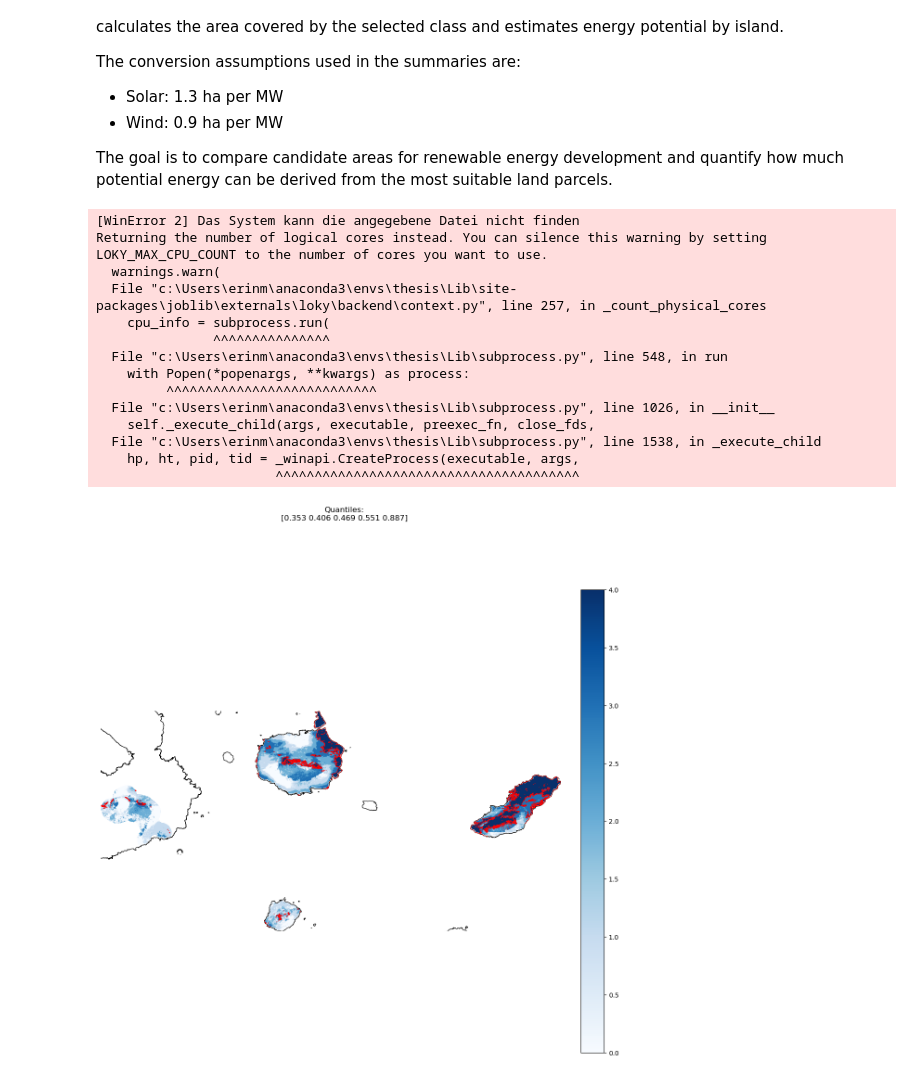
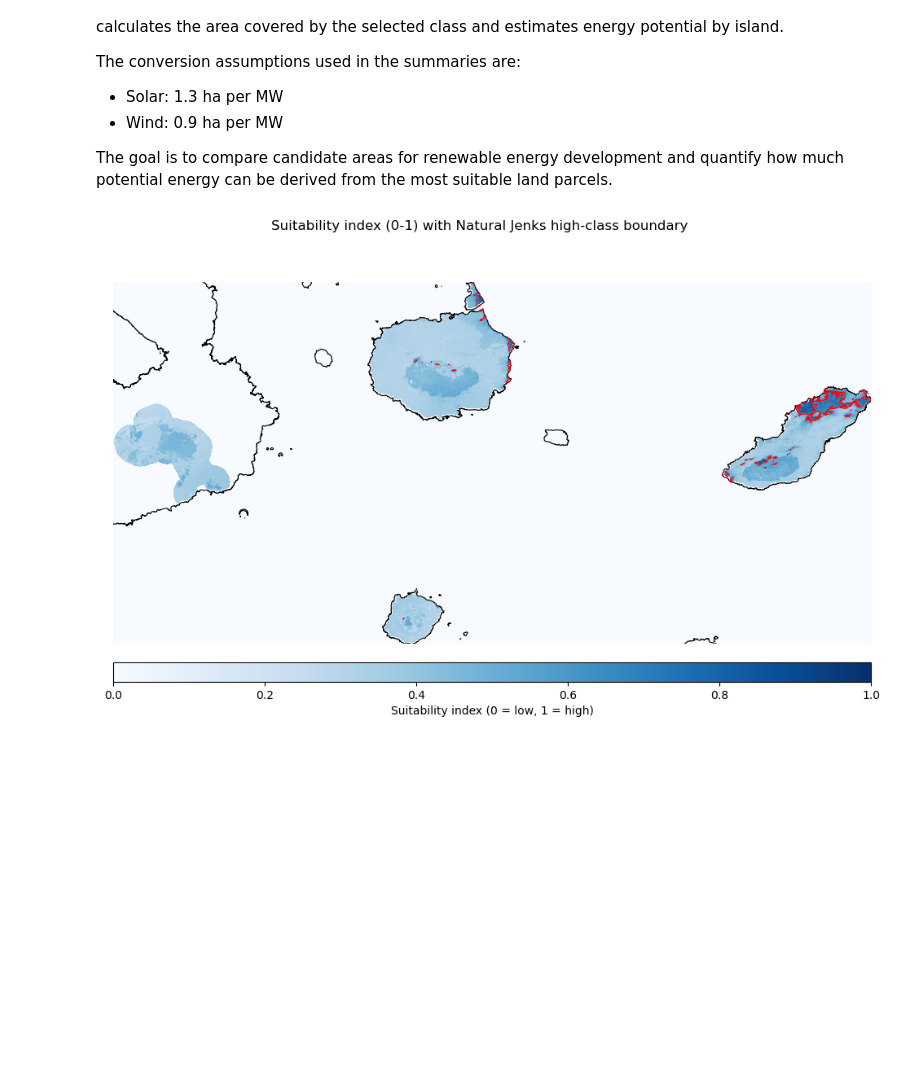
Before and after one commit to eemahon/idoneidad_hygalapagos, a Jupyter notebook: analisis/postprocessing.ipynb, the cells around one changed output. Cells and saved outputs as stored; diff of their text form; code cells hidden in the pictures; blank space fills up the shorter version.

```diff
--- a/analisis/postprocessing.ipynb
+++ b/analisis/postprocessing.ipynb
@@ -26,8 +26,8 @@ import mapclassify as mc
 # %%
 # user inputs: energy type, raster to process, classification method
 ENERGY_TYPE = "eolic"  # options: "solar" or "eolic"
-CLASSIFICATION = "quantiles"  # options: "quantiles", "natural_jenks", "equal_interval"
-RASTER_PATH = r"C:\HyGalapagos\outputs_eolico\scenario_1\weighted_suitability_scenario_1_20260929_222715.tif"
+CLASSIFICATION = "natural_jenks"  # options: "quantiles", "natural_jenks", "equal_interval"
+RASTER_PATH = r"C:\HyGalapagos\outputs_eolico\scenario_1\weighted_suitability_scenario_1_20260929_232138.tif"
 #C:\HyGalapagos\outputs_eolico\scenario_1\weighted_suitability_scenario_1_20260927_123852.tif
 #C:\HyGalapagos\outputs_solar\scenario_2\weighted_suitability_20260923_094417.tif
 
@@ -103,55 +103,61 @@ results = classify_raster(
 
 # crop to the bounding box of valid data so the islands fill the figure
 rows, cols = np.where(results["mask"])
 r0, r1, c0, c1 = rows.min(), rows.max() + 1, cols.min(), cols.max() + 1
-cropped = results[scheme_key]["classified"][r0:r1, c0:c1]
+cropped_suitability = results["data"][r0:r1, c0:c1]
+cropped_classes = results[scheme_key]["classified"][r0:r1, c0:c1]
 
 # geographic extent of the cropped window, to align the island outlines with the raster
 transform = results["profile"]["transform"]
 x0, y0 = transform * (c0, r0)
 x1, y1 = transform * (c1, r1)
 extent = [x0, x1, y1, y0]
 
 islands = gpd.read_file(galapagos_boundary).to_crs(results["profile"]["crs"])
 
-fig, ax = plt.subplots(figsize=(14, 14))
-im = ax.imshow(cropped, cmap=CMAP, extent=extent, origin="upper")
+fig, ax = plt.subplots(figsize=(12, 12))
+im = ax.imshow(
+    cropped_suitability,
+    cmap=CMAP,
+    vmin=0.0,
+    vmax=1.0,
+    extent=extent,
+    origin="upper",
+)
 islands.boundary.plot(ax=ax, color="black", linewidth=0.8)
 
-# outline the highest-value class
+# outline the highest-value class without replacing the continuous suitability colors
 last_class = results[scheme_key]["classifier"].k - 1
 ax.contour(
-    np.where(np.isnan(cropped), 0, cropped == last_class).astype(float),
+    np.where(np.isnan(cropped_classes), 0, cropped_classes == last_class).astype(float),
     levels=[0.5],
     colors=OUTLINE_COLOR,
     linewidths=0.5,
     extent=extent,
     origin="upper",
 )
 
 ax.set_xlim(extent[0], extent[1])
 ax.set_ylim(extent[2], extent[3])
-fig.suptitle(f"{classification_labels[CLASSIFICATION]}:\n{np.round(results[scheme_key]['bins'], 3)}", y=0.98)
+fig.suptitle(
+    f"Suitability index (0-1) with {classification_labels[CLASSIFICATION]} high-class boundary",
+    y=0.59,
+)
 ax.axis("off")
-fig.colorbar(im, ax=ax, fraction=0.046, pad=0.04)
+colorbar = fig.colorbar(
+    im,
+    ax=ax,
+    orientation="horizontal",
+    fraction=0.035,
+    pad=0.025,
+    aspect=40,
+    ticks=np.linspace(0.0, 1.0, 6),
+)
+colorbar.set_label("Suitability index (0 = low, 1 = high)", labelpad=4)
 
 plt.show()
 # %% [output]
-[WinError 2] Das System kann die angegebene Datei nicht finden
-Returning the number of logical cores instead. You can silence this warning by setting LOKY_MAX_CPU_COUNT to the number of cores you want to use.
-  warnings.warn(
-  File "c:\Users\erinm\anaconda3\envs\thesis\Lib\site-packages\joblib\externals\loky\backend\context.py", line 257, in _count_physical_cores
-    cpu_info = subprocess.run(
-               ^^^^^^^^^^^^^^^
-  File "c:\Users\erinm\anaconda3\envs\thesis\Lib\subprocess.py", line 548, in run
-    with Popen(*popenargs, **kwargs) as process:
-         ^^^^^^^^^^^^^^^^^^^^^^^^^^^
-  File "c:\Users\erinm\anaconda3\envs\thesis\Lib\subprocess.py", line 1026, in __init__
-    self._execute_child(args, executable, preexec_fn, close_fds,
-  File "c:\Users\erinm\anaconda3\envs\thesis\Lib\subprocess.py", line 1538, in _execute_child
-    hp, ht, pid, tid = _winapi.CreateProcess(executable, args,
-                       ^^^^^^^^^^^^^^^^^^^^^^^^^^^^^^^^^^^^^^^
-[figure, old version]
+[figure, new version]
 # %%
 # histogram of raster values with the active class breakpoints marked and shaded
 values = results["data"][results["mask"]]
```
Also changed, not shown: parts of 3 cells of this notebook.
